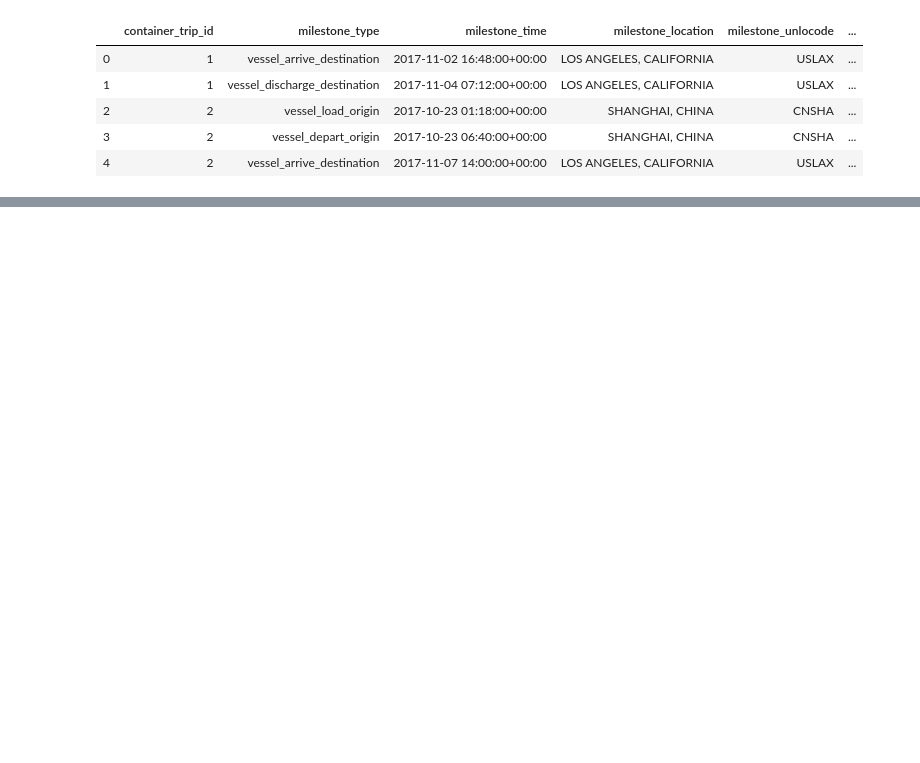
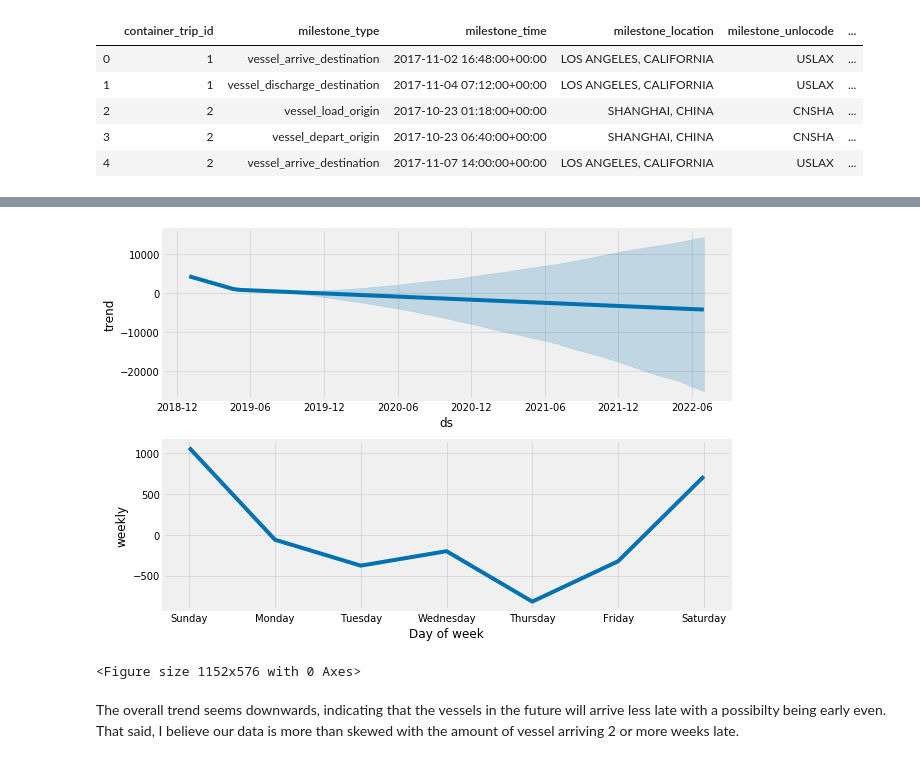
Before and after one commit to stephanosterburg/coding_challenges, a Jupyter notebook: clearmetal/notebook.ipynb, the cells around one changed output, grey strips where cells are left out. Cells and saved outputs as stored; diff of their text form; code cells hidden in the pictures; blank space fills up the shorter version.

```diff
--- a/clearmetal/notebook.ipynb
+++ b/clearmetal/notebook.ipynb
@@ -812,0 +900,10 @@ df.head()
+# %%
+Model.plot_components(forecast)
+
+plt.figure(figsize=(16, 8))
+plt.show();
+# %% [output]
+[figure, added]
+<Figure size 1152x576 with 0 Axes>
+# %% [markdown]
+The overall trend seems downwards, indicating that the vessels in the future will arrive less late with a possibilty being early even. That said, I believe our data is more than skewed with the amount of vessel arriving 2 or more weeks late.
```
Also changed, not shown: parts of 15 cells of this notebook.
